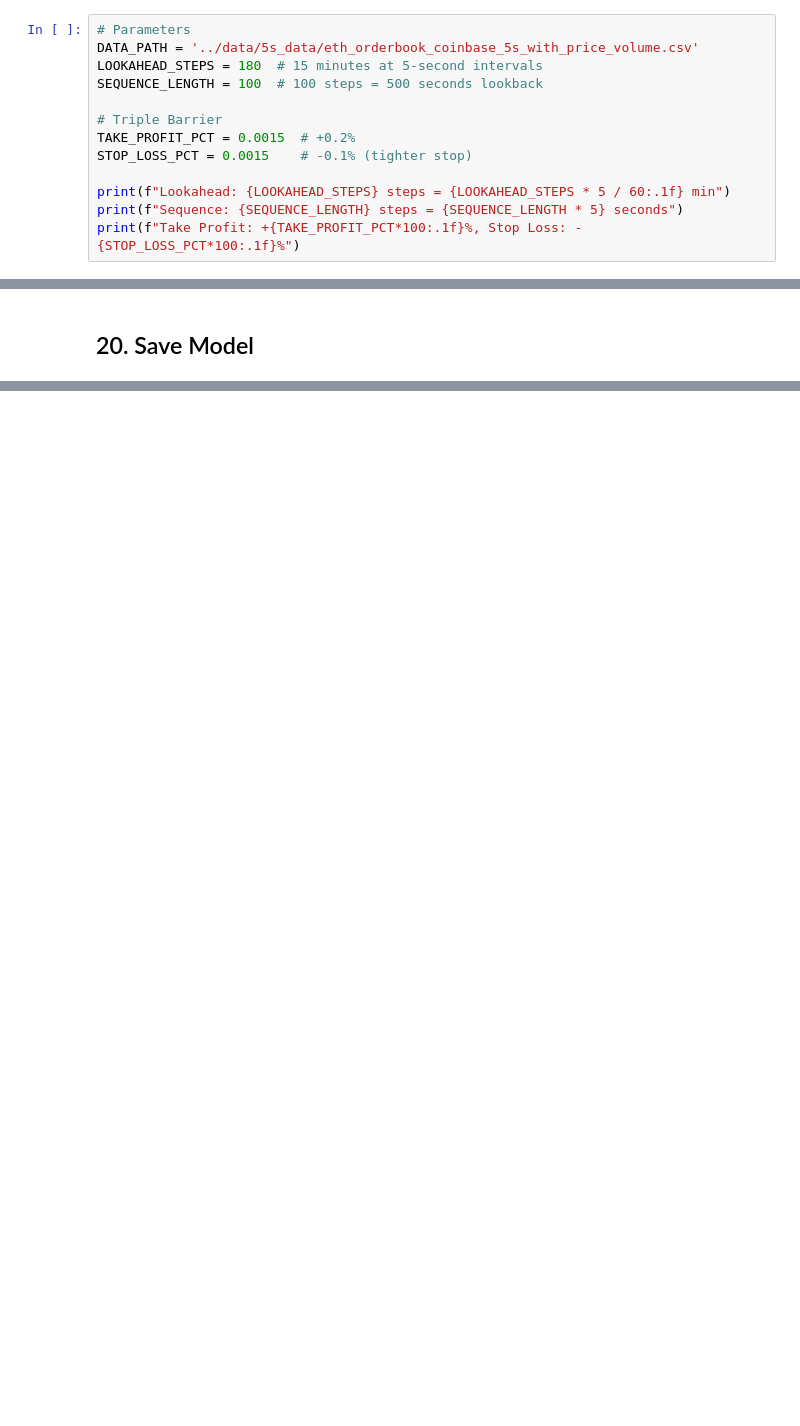
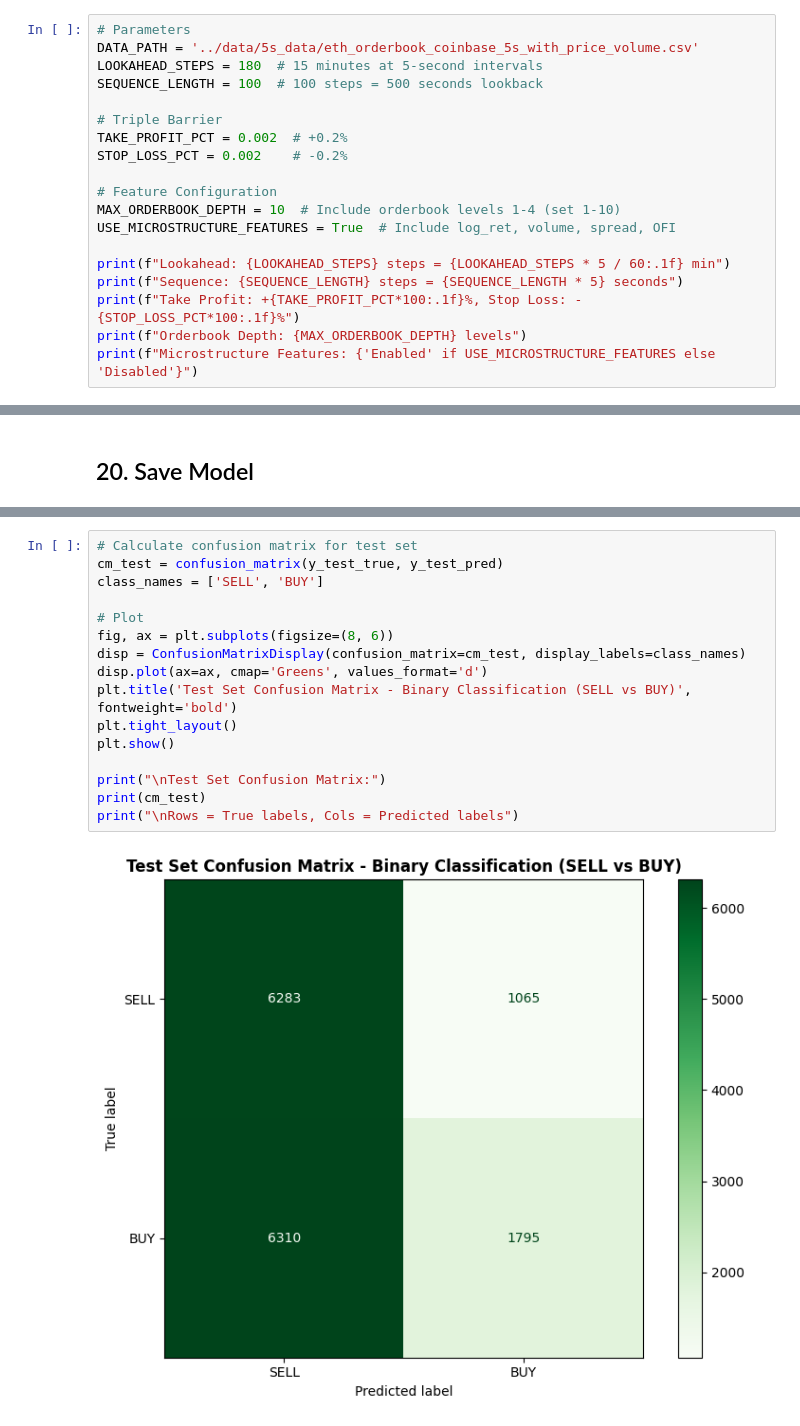
Before and after one commit to mmandelb2201/AITrader, a Jupyter notebook: model/classifier_model/simple_l2_cnn.ipynb, the cells around one changed output, grey strips where cells are left out. Saved outputs shown, nothing was run; the diff lists cells and outputs as text; blank space fills up the shorter version.

```diff
--- a/model/classifier_model/simple_l2_cnn.ipynb
+++ b/model/classifier_model/simple_l2_cnn.ipynb
@@ -35,12 +33,18 @@ LOOKAHEAD_STEPS = 180  # 15 minutes at 5-second intervals
 SEQUENCE_LENGTH = 100  # 100 steps = 500 seconds lookback
 
 # Triple Barrier
-TAKE_PROFIT_PCT = 0.0015  # +0.2%
-STOP_LOSS_PCT = 0.0015    # -0.1% (tighter stop)
+TAKE_PROFIT_PCT = 0.002  # +0.2%
+STOP_LOSS_PCT = 0.002    # -0.2%
+
+# Feature Configuration
+MAX_ORDERBOOK_DEPTH = 10  # Include orderbook levels 1-4 (set 1-10)
+USE_MICROSTRUCTURE_FEATURES = True  # Include log_ret, volume, spread, OFI
 
 print(f"Lookahead: {LOOKAHEAD_STEPS} steps = {LOOKAHEAD_STEPS * 5 / 60:.1f} min")
 print(f"Sequence: {SEQUENCE_LENGTH} steps = {SEQUENCE_LENGTH * 5} seconds")
 print(f"Take Profit: +{TAKE_PROFIT_PCT*100:.1f}%, Stop Loss: -{STOP_LOSS_PCT*100:.1f}%")
+print(f"Orderbook Depth: {MAX_ORDERBOOK_DEPTH} levels")
+print(f"Microstructure Features: {'Enabled' if USE_MICROSTRUCTURE_FEATURES else 'Disabled'}")
 # %% [output]
 Lookahead: 180 steps = 15.0 min
 Sequence: 100 steps = 500 seconds
@@ -897,0 +992,18 @@ No previous best model found. Saving current model as best.
+# %%
+# Calculate confusion matrix for test set
+cm_test = confusion_matrix(y_test_true, y_test_pred)
+class_names = ['SELL', 'BUY']
+
+# Plot
+fig, ax = plt.subplots(figsize=(8, 6))
+disp = ConfusionMatrixDisplay(confusion_matrix=cm_test, display_labels=class_names)
+disp.plot(ax=ax, cmap='Greens', values_format='d')
+plt.title('Test Set Confusion Matrix - Binary Classification (SELL vs BUY)', fontweight='bold')
+plt.tight_layout()
+plt.show()
+
+print("\nTest Set Confusion Matrix:")
+print(cm_test)
+print("\nRows = True labels, Cols = Predicted labels")
+# %% [output]
+[figure, added]
```
Also changed, not shown: parts of 37 cells of this notebook, 2 other files.
